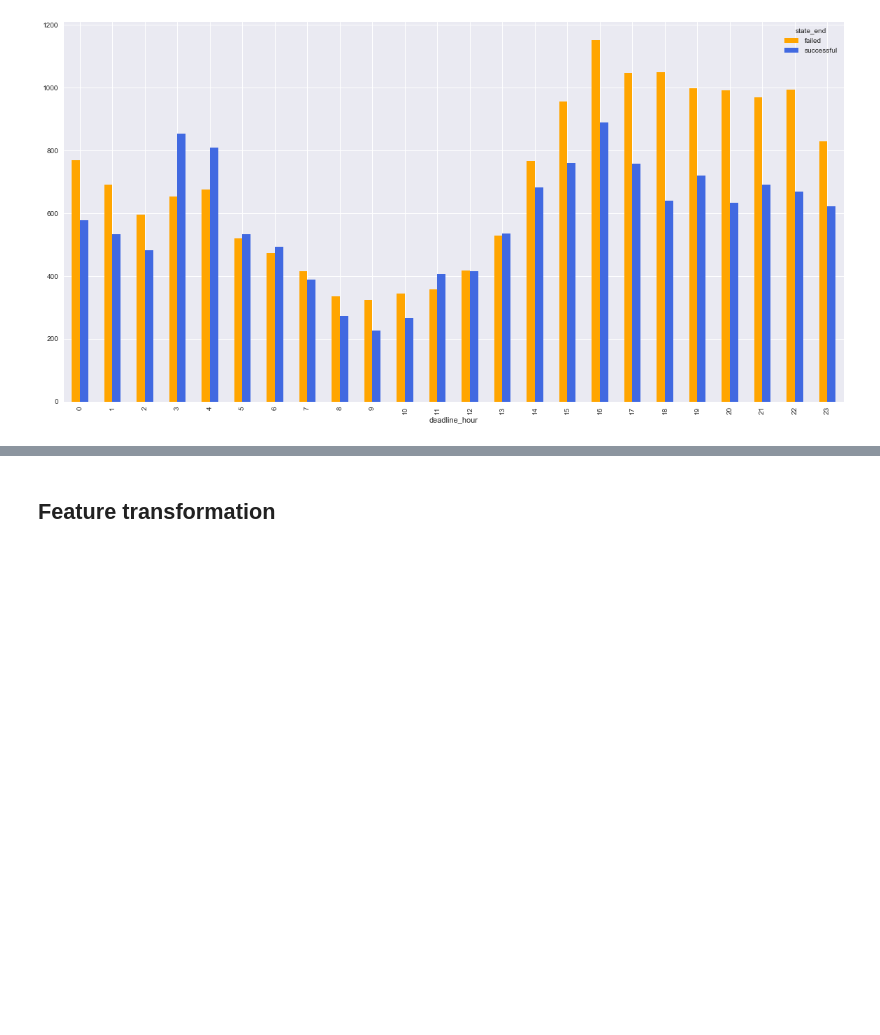
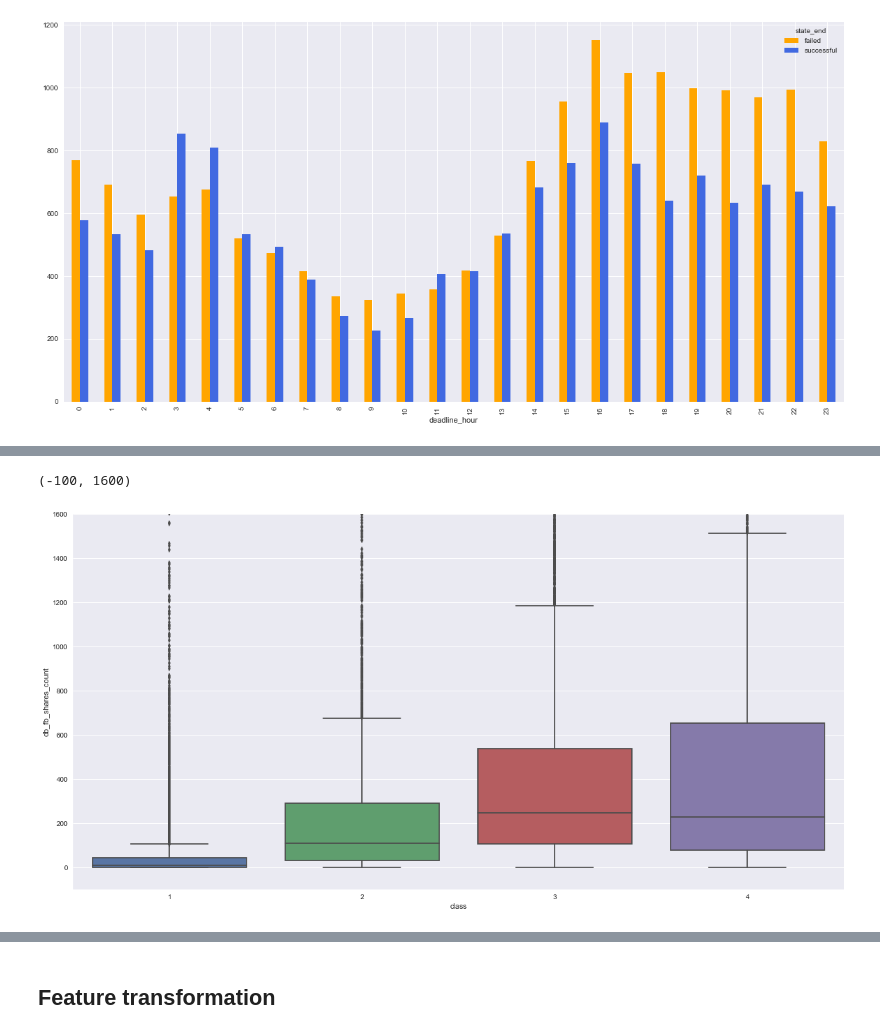
Before and after one commit to blanarik/kickstarter_success_prediction, a Jupyter notebook: 06_Kickstarter_selection_of_variables_for_prediction_task.ipynb, the cells around one changed output, grey strips where cells are left out. Saved outputs shown, nothing was run; the diff lists cells and outputs as text; code cells hidden in the pictures; blank space fills up the shorter version.

```diff
--- a/06_Kickstarter_selection_of_variables_for_prediction_task.ipynb
+++ b/06_Kickstarter_selection_of_variables_for_prediction_task.ipynb
@@ -839,0 +967,6 @@ pd.crosstab(index=df['deadline_hour'], columns=df['state_end']).plot.bar(stacked
+# %%
+sns.boxplot(data=df, y='db_fb_shares_count', x='class')
+plt.ylim((-100,1600))
+# %% [output]
+(-100, 1600)
+[figure, added]
```
Also changed, not shown: parts of 58 cells of this notebook.
